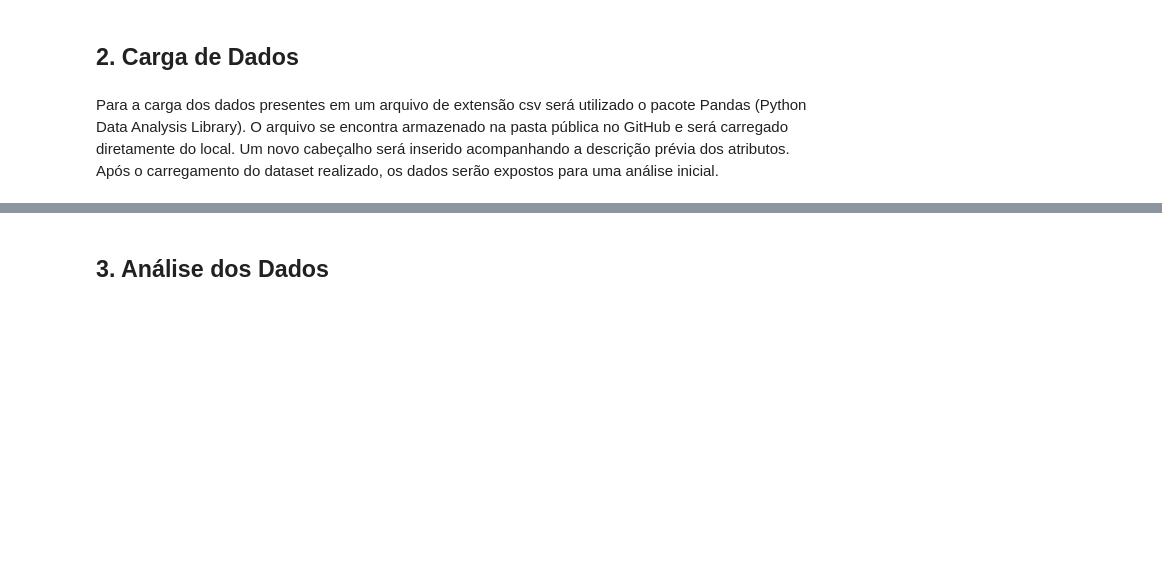
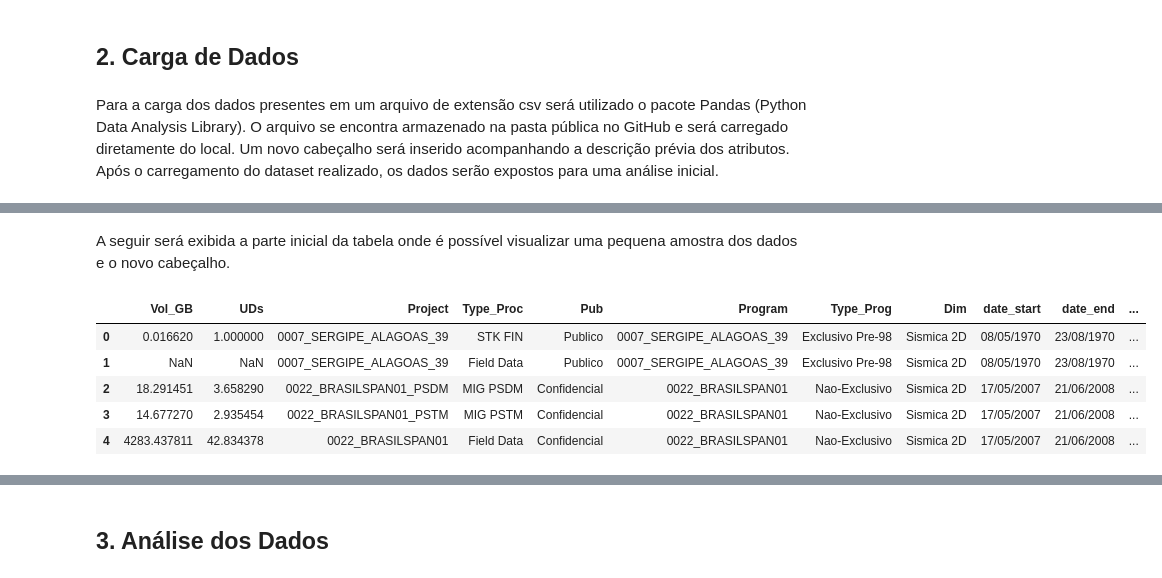
Before and after one commit to leoalexandre/MVP_ADBP, a Jupyter notebook: mvp_anp_seismic.ipynb, the cells around one changed output, grey strips where cells are left out. Cells and saved outputs as stored; diff of their text form; code cells hidden in the pictures; blank space fills up the shorter version.

```diff
--- a/mvp_anp_seismic.ipynb
+++ b/mvp_anp_seismic.ipynb
@@ -95,0 +88,12 @@ dataset.head()
+# %% [markdown]
+A seguir será exibida a parte inicial da tabela onde é possível visualizar uma pequena amostra dos dados e o novo cabeçalho.
+# %%
+# Mostra a parte inicial do dataset e seus atributos
+dados_anp.head()
+# %% [output]
+|  | Vol_GB | UDs | Project | Type_Proc | Pub | Program | Type_Prog | Dim | date_start | date_end | ... |
+| 0 | 0.016620 | 1.000000 | 0007_SERGIPE_ALAGOAS_39 | STK FIN | Publico | 0007_SERGIPE_ALAGOAS_39 | Exclusivo Pre-98 | Sismica 2D | 08/05/1970 | 23/08/1970 | ... |
+| 1 | NaN | NaN | 0007_SERGIPE_ALAGOAS_39 | Field Data | Publico | 0007_SERGIPE_ALAGOAS_39 | Exclusivo Pre-98 | Sismica 2D | 08/05/1970 | 23/08/1970 | ... |
+| 2 | 18.291451 | 3.658290 | 0022_BRASILSPAN01_PSDM | MIG PSDM | Confidencial | 0022_BRASILSPAN01 | Nao-Exclusivo | Sismica 2D | 17/05/2007 | 21/06/2008 | ... |
+| 3 | 14.677270 | 2.935454 | 0022_BRASILSPAN01_PSTM | MIG PSTM | Confidencial | 0022_BRASILSPAN01 | Nao-Exclusivo | Sismica 2D | 17/05/2007 | 21/06/2008 | ... |
+| 4 | 4283.437811 | 42.834378 | 0022_BRASILSPAN01 | Field Data | Confidencial | 0022_BRASILSPAN01 | Nao-Exclusivo | Sismica 2D | 17/05/2007 | 21/06/2008 | ... |
```
Also changed, not shown: parts of 21 cells of this notebook.
